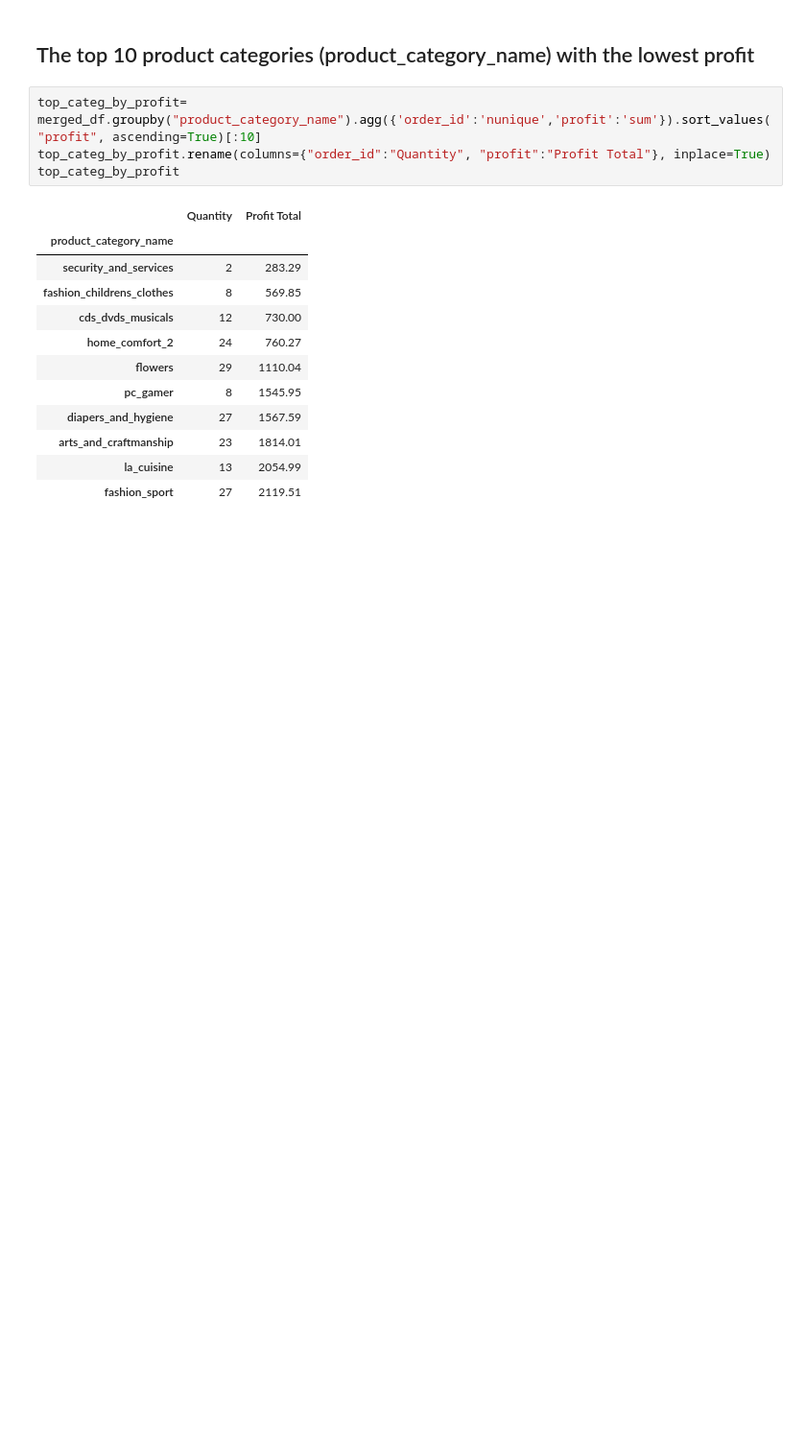
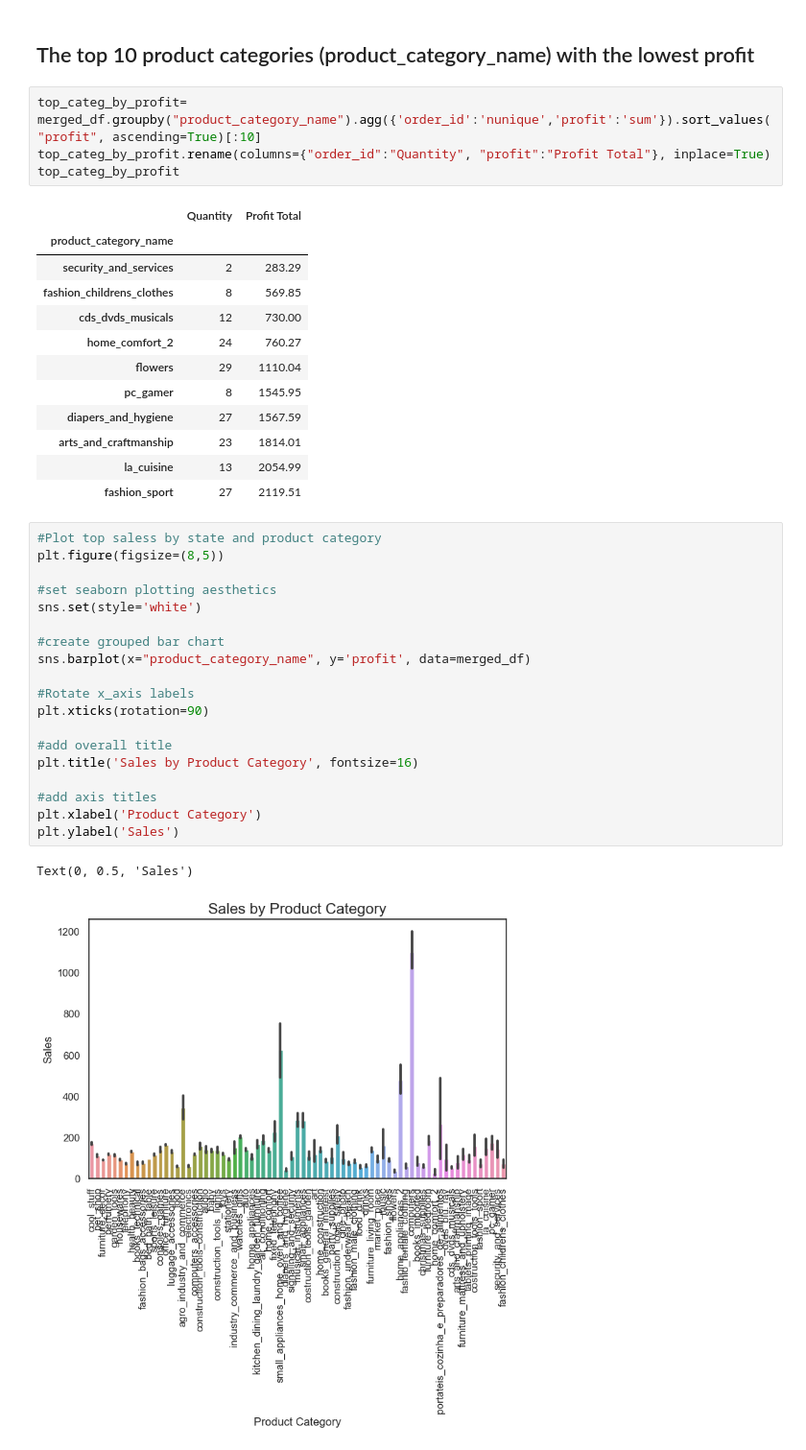
Before and after one commit to esvm4/225IS1401, a Jupyter notebook: Cross_FEACP/eda.ipynb, the cells around one changed output. Shown: that part at 96% size. Cells and saved outputs as stored; diff of their text form; blank space fills up the shorter version.

```diff
--- a/Cross_FEACP/eda.ipynb
+++ b/Cross_FEACP/eda.ipynb
@@ -174,3 +174,25 @@ top_categ_by_profit
 | arts_and_craftmanship | 23 | 1814.01 |
 | la_cuisine | 13 | 2054.99 |
 | fashion_sport | 27 | 2119.51 |
+# %%
+#Plot top saless by state and product category
+plt.figure(figsize=(8,5))
+
+#set seaborn plotting aesthetics
+sns.set(style='white')
+
+#create grouped bar chart
+sns.barplot(x="product_category_name", y='profit', data=merged_df)
+
+#Rotate x_axis labels
+plt.xticks(rotation=90)
+
+#add overall title
+plt.title('Sales by Product Category', fontsize=16)
+
+#add axis titles
+plt.xlabel('Product Category')
+plt.ylabel('Sales')
+# %% [output]
+Text(0, 0.5, 'Sales')
+[figure, added]
```
Also changed, not shown: parts of 3 cells of this notebook.
